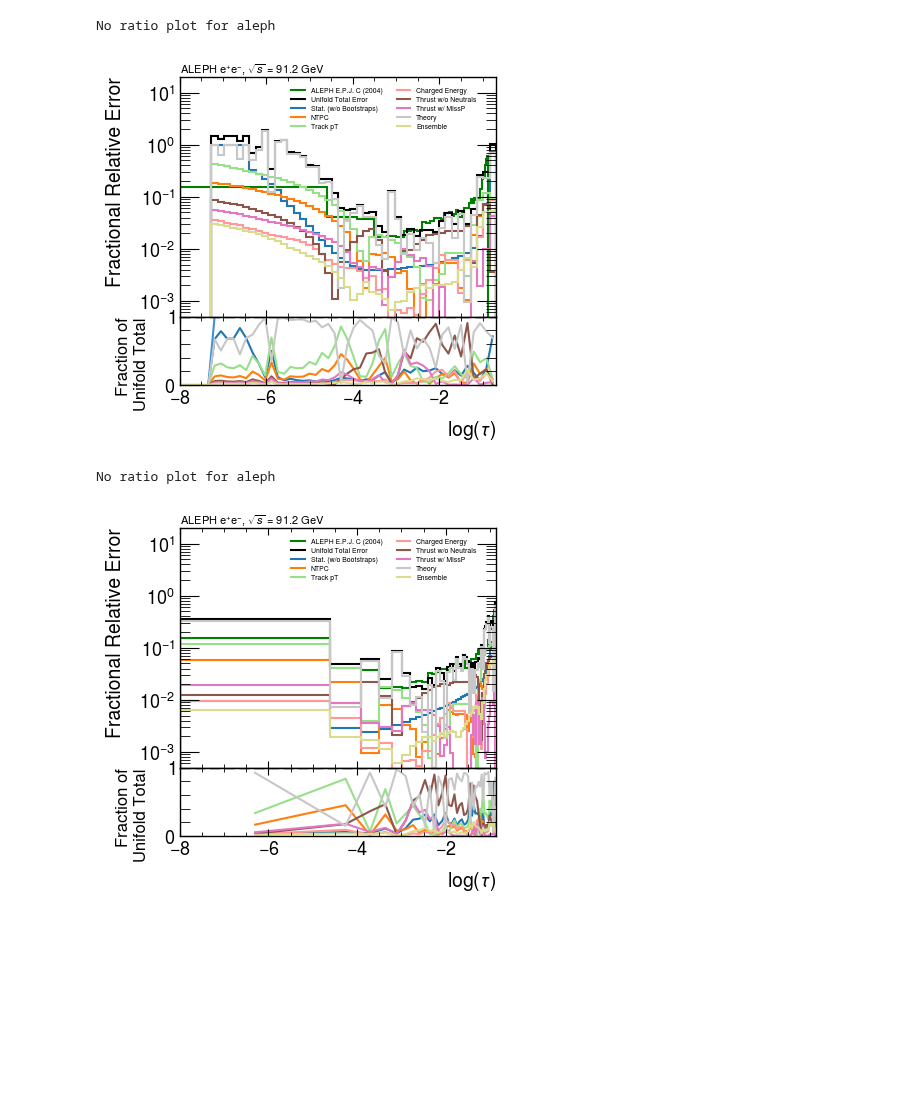
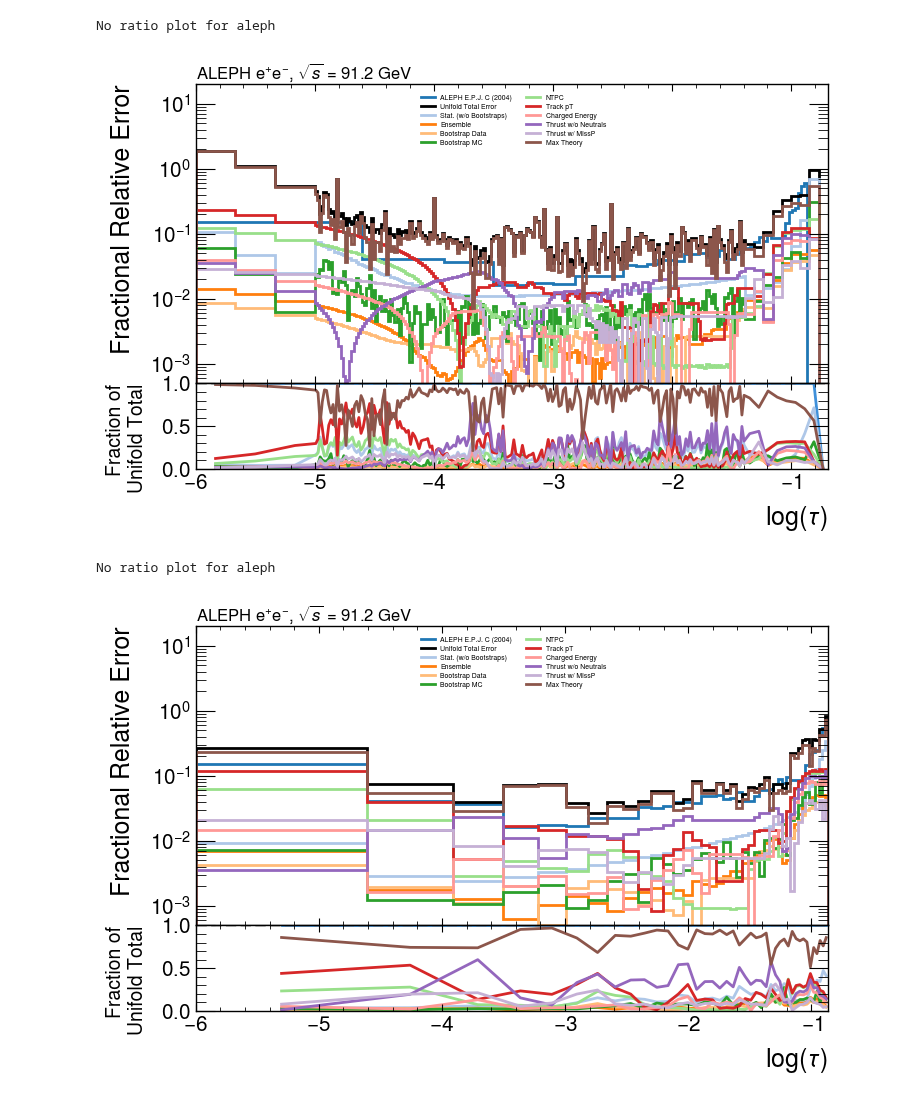
Before and after one commit to badeaa3/unfold-ee-logtau, a Jupyter notebook: Plotting/VisualizeResult.ipynb, the cells around one changed output. Drawn from its saved outputs; the diff is of its cells as text; code cells hidden in the pictures; blank space fills up the shorter version.

```diff
--- a/Plotting/VisualizeResult.ipynb
+++ b/Plotting/VisualizeResult.ipynb
@@ -3,6 +3,7 @@
 %autoreload 2
 
 # python
+import os
 import numpy as np
 import matplotlib.pyplot as plt
 import mplhep as hep
@@ -15,5 +16,3 @@ sys.path.append("../")
 import Utils as ut
 from Utils import loadALEPH2004Result, loadWeights, ensembleWeights, calc_hist, plotThrust
 import dataloader
-
-aleph = ut.loadALEPH2004Result()
@@ -81,19 +106,21 @@ N = 10
 # print(theory_weights.shape)
 
 # # analysis note review 2 results
-filePath = "/pscratch/sd/b/badea/aleph/unfold-ee-logtau/UniFold/results/training-e583e610/*/*/conf.json"
+# filePath = "/pscratch/sd/b/badea/aleph/unfold-ee-logtau/UniFold/results/training-e583e610" # first round
+filePath = "/pscratch/sd/b/badea/aleph/unfold-ee-logtau/UniFold/results/training-df4a6ec5" # second round
+filePath = os.path.join(filePath, "*/*/conf.json")
 w = ut.loadWeightPaths(filePath)
 for key, val in w.items():
     for k, v in val.items():
         w[key][k] = ensembleWeights(loadWeights(v), N=N)
-        print(key, k, w[key][k].shape)
+        print(key, k, len(v), w[key][k].shape)
 
 # make keys
 ensemble_weights = w["Ensembling"]["nominal"]
 systematic_weights_order = ['ntpc7', 'pt04', 'ech10', 'no_neutrals', 'with_met']
 systematic_weights = np.concatenate([w["Systematics"][k] for k in systematic_weights_order], axis=0)
-theory_weights = w["TheoryUncertainty_Sherpa"]["nominal"]
-print(ensemble_weights.shape)
-print(systematic_weights_order, systematic_weights.shape)
-print(theory_weights.shape)
+theory_weights_order = ["Pythia8", "Sherpa", "Herwig"]
+theory_weights = np.concatenate([w[f"TheoryUncertainty_{k}"]["nominal"] for k in theory_weights_order], axis=0)
+bootstrap_weights_data = w["BootstrapData"]["nominal"]
+bootstrap_weights_mc = w["BootstrapMC"]["nominal"]
 # %% [output]
@@ -160,6 +259,9 @@ for key, val in conf.items():
         plots[key][f"mc_reco_{binType}"] = calc_hist(reco_mc, bins=bins, density=True)
         # gen before histograms
         plots[key][f"mc_genBefore_{binType}"] = calc_hist(gen_mc, bins=bins, density=True)
+        # theory comparison plots
+        for theory, theory_mc in theory_gen_mc.items():
+            plots[key][f"{theory}_{binType}"] = calc_hist(theory_mc, bins=bins, density=True)
         # unifold histograms
         for iW, weights in enumerate(np.squeeze(ensemble_weights, axis=0)):
             plots[key][f"unifold_{binType}_ensemble{iW}"] = calc_hist(gen_mc, bins=bins, density=True, weights=weights.flatten())
@@ -167,6 +269,10 @@ for key, val in conf.items():
             plots[key][f"unifold_{binType}_systematic{iW}"] = calc_hist(gen_mc, bins=bins, density=True, weights=weights.flatten())
         for iW, weights in enumerate(theory_weights):
             plots[key][f"unifold_{binType}_theory{iW}"] = calc_hist(gen_mc, bins=bins, density=True, weights=weights.flatten())
+        for iW, weights in enumerate(np.squeeze(bootstrap_weights_data, axis=0)):
+            plots[key][f"unifold_{binType}_bootstrapData{iW}"] = calc_hist(gen_mc, bins=bins, density=True, weights=weights.flatten())
+        for iW, weights in enumerate(np.squeeze(bootstrap_weights_mc, axis=0)):
+            plots[key][f"unifold_{binType}_bootstrapMC{iW}"] = calc_hist(gen_mc, bins=bins, density=True, weights=weights.flatten())
 # %%
 errors = {}
 for key, val in conf.items():
@@ -340,46 +578,52 @@ for key, val in conf.items():
         # style
         style = {
             "legend_loc" : "upper left",
-            "legend_bbox" : (0.32, 1.0),
+            "legend_bbox" : (0.34, 1.0),
             "legend_ncol" : 2,
             "legend_fontsize" : 5,
             "ax1_ylabel" : "Fractional Relative Error",
             "ax1_yscale" : val["ax1_yscale"],
             "ax2_xlabel" : val["ax2_xlabel"],
             "ax2_xscale" : val["ax2_xscale"],
             "ax2_ylabel" : f'Fraction of\nUnifold Total',
             "ax1_ylim" : [5*10**-4, 2*10**1], #[0.5*10**-6, 5*10**-1],
             "bins" : bins,
             "ax2_ylim" : [0,1],
+            "figsize" : (8, 5), # (4,4)
+            "header_fontsize" : 12, # 8
         }
 
         # nominal
         nominal = plots[key][f"unifold_{binType}_ensemble0"]
 
         # pick up the errors
         total_err = errors[key][f"unifold_{binType}_ensemble0"]["total"]
         individual = np.abs(errors[key][f"unifold_{binType}_ensemble0"]["individual"])
 
+        # 20 unique colors
+        colors = plt.cm.tab20.colors
+        color_cycle = itertools.cycle(colors)
+
         # inPlots
         inPlots = {}
-        inPlots["aleph"] = {"plotType": "stairs", "x": val["aleph"]["bins"], "y": val["aleph"]["yerr"] / val["aleph"]["y"], "color": "green", "label": 'ALEPH E.P.J. C (2004)', "ls":"-", "noratio":True}
+        inPlots["aleph"] = {"plotType": "stairs", "x": val["aleph"]["bins"], "y": val["aleph"]["yerr"] / val["aleph"]["y"], "color": next(color_cycle), "label": 'ALEPH E.P.J. C (2004)', "ls":"-", "noratio":True} # "green"
         inPlots["total"] = {"plotType": "stairs", "x": bins, "y": total_err / nominal[0], "color": None, "label": "Unifold Total Error", "ls":"-"}
+
         # other variations
-        colors = [plt.cm.tab20(i / individual.shape[1]) for i in range(individual.shape[1])]
-        labels = ["Stat. (w/o Bootstraps)", "NTPC", "Track pT", "Charged Energy", "Thrust w/o Neutrals", "Thrust w/ MissP", "Theory", "Ensemble"]
         for i in range(individual.shape[1]):
-            inPlots[f"component_{i}"] =  {"plotType": "stairs", "x": bins, "y": individual[:,i] / nominal[0], "color": colors[i], "label": labels[i], "ls": "-"} # f"Component {i}"
+            inPlots[f"component_{i}"] =  {"plotType": "stairs", "x": bins, "y": individual[:,i] / nominal[0], "color":  next(color_cycle), "label": individualErrorLabelOrder[i], "ls": "-"}
+
         # ratio denominator using the total error
         ratio_denom = [[total_err/nominal[0]], [errors[key][f"unifold_aleph_ensemble0"]["total"] / plots[key][f"unifold_aleph_ensemble0"][0]]]
 
         fig, (ax1, ax2) = plotThrust(style, inPlots, ratio_denom, epsilon = 1e-10)
-        plt.savefig(f"{key}_unifold_binning_{binType}_uncertaintyBreakdown.pdf", bbox_inches='tight')
+        # plt.savefig(f"{key}_unifold_binning_{binType}_uncertaintyBreakdown.pdf", bbox_inches='tight')
         plt.show()
         plt.close()
 # %% [output]
 No ratio plot for aleph
-[figure, old version]
+[figure, new version]
 No ratio plot for aleph
-[figure, old version]
+[figure, new version]
 # %%
 for key, val in conf.items():
```
Also changed, not shown: parts of 13 cells of this notebook, 5 other files.
